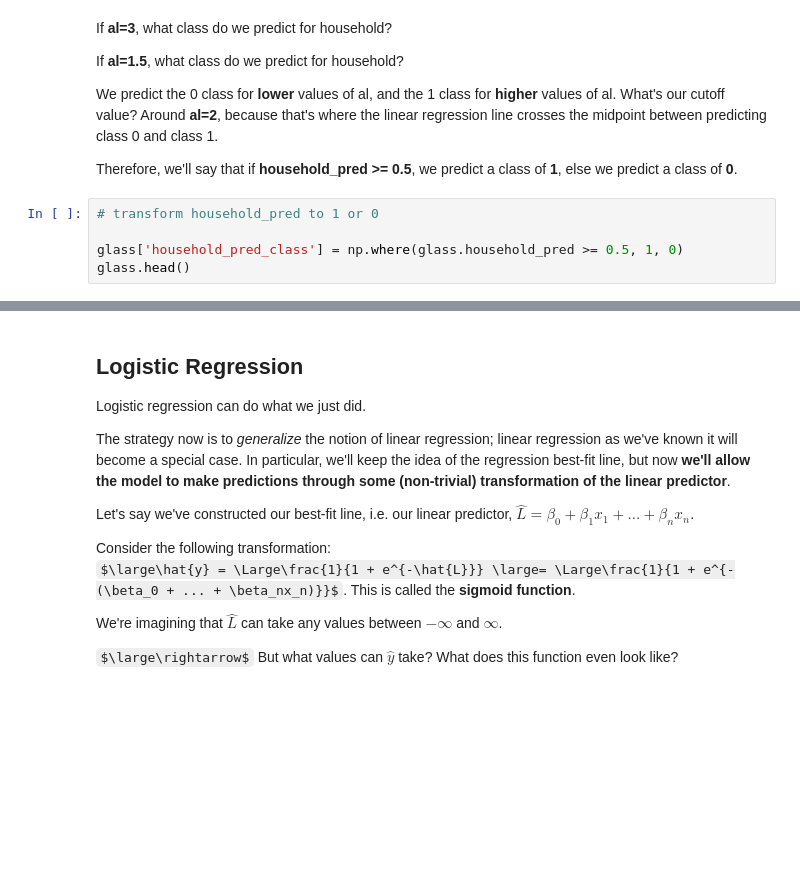
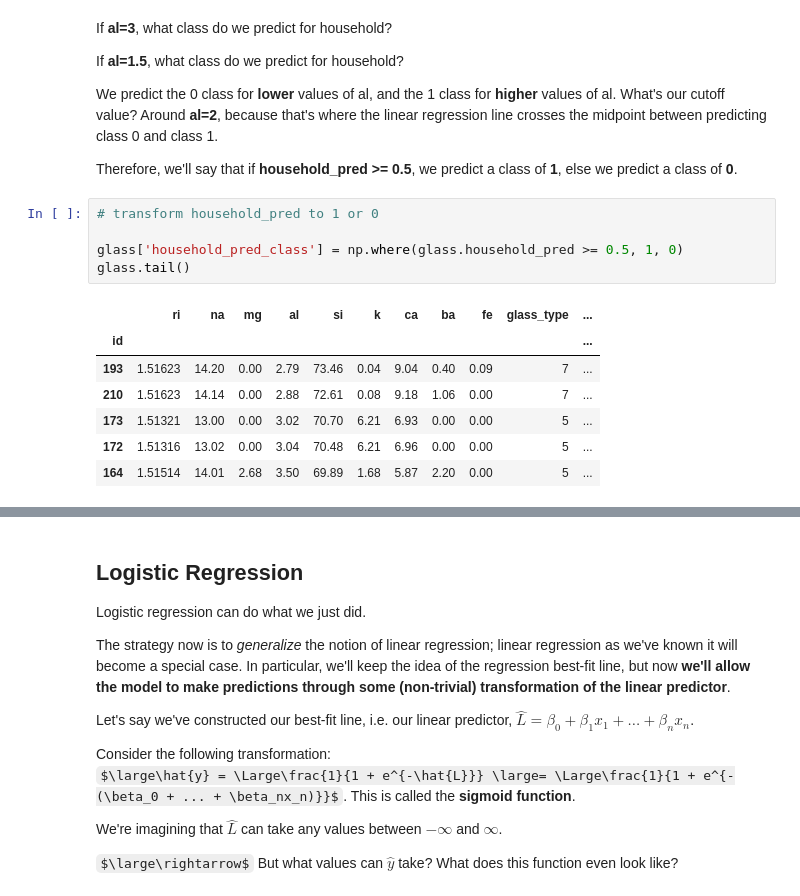
Before and after one commit to cierra4prez/logistic_regression_nyc-mhtn-ds-102620, a Jupyter notebook: logistic_regression.ipynb, the cells around one changed output, grey strips where cells are left out. Saved outputs shown, nothing was run; the diff lists cells and outputs as text; some formulas as TeX source; blank space fills up the shorter version.

```diff
--- a/logistic_regression.ipynb
+++ b/logistic_regression.ipynb
@@ -98,8 +134,16 @@ Therefore, we'll say that if **household_pred >= 0.5**, we predict a class of **
 # %%
 # transform household_pred to 1 or 0
 
 glass['household_pred_class'] = np.where(glass.household_pred >= 0.5, 1, 0)
-glass.head()
+glass.tail()
+# %% [output]
+|  | ri | na | mg | al | si | k | ca | ba | fe | glass_type | ... |
+| id |  |  |  |  |  |  |  |  |  |  | ... |
+| 193 | 1.51623 | 14.20 | 0.00 | 2.79 | 73.46 | 0.04 | 9.04 | 0.40 | 0.09 | 7 | ... |
+| 210 | 1.51623 | 14.14 | 0.00 | 2.88 | 72.61 | 0.08 | 9.18 | 1.06 | 0.00 | 7 | ... |
+| 173 | 1.51321 | 13.00 | 0.00 | 3.02 | 70.70 | 6.21 | 6.93 | 0.00 | 0.00 | 5 | ... |
+| 172 | 1.51316 | 13.02 | 0.00 | 3.04 | 70.48 | 6.21 | 6.96 | 0.00 | 0.00 | 5 | ... |
+| 164 | 1.51514 | 14.01 | 2.68 | 3.50 | 69.89 | 1.68 | 5.87 | 2.20 | 0.00 | 5 | ... |
 # %%
 # plot the class predictions
 
```
Also changed, not shown: parts of 21 cells of this notebook.
